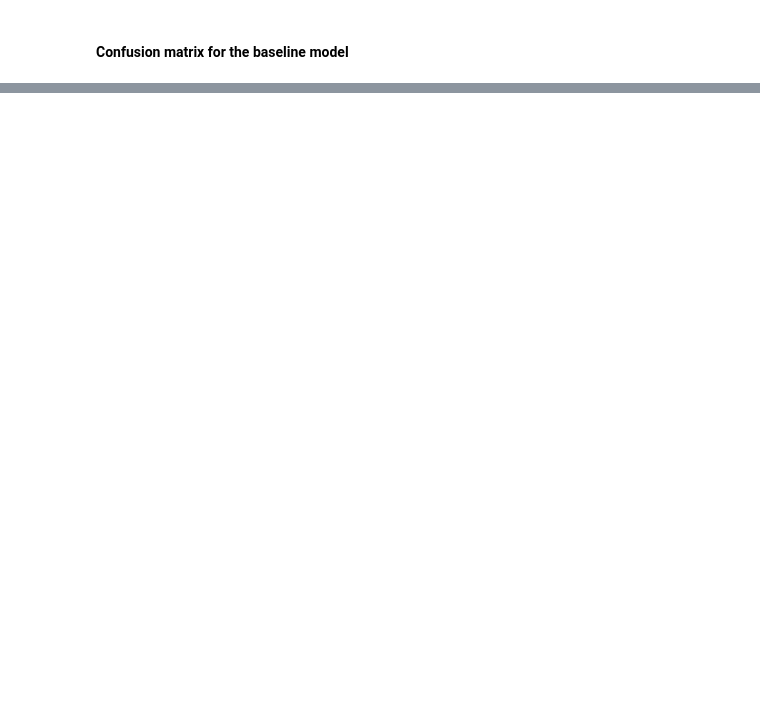
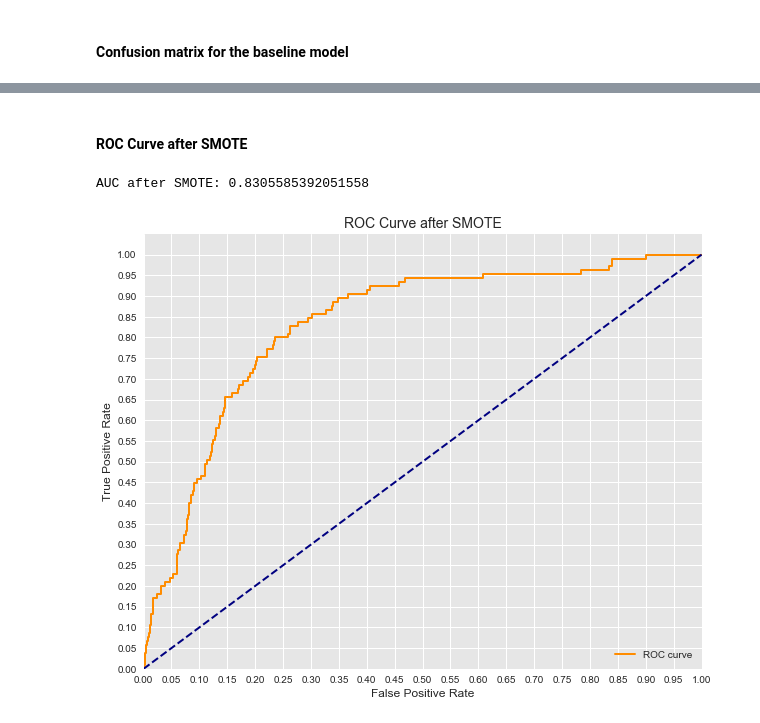
Before and after one commit to linhmai19/dsc-mod-3-project-v2-1-online-ds-sp-000, a Jupyter notebook: customer_churn_analysis.ipynb, the cells around one changed output, grey strips where cells are left out. Drawn from its saved outputs; the diff is of its cells as text; code cells hidden in the pictures; blank space fills up the shorter version.

```diff
--- a/customer_churn_analysis.ipynb
+++ b/customer_churn_analysis.ipynb
@@ -349,0 +483,29 @@ Confusion matrix, without normalization
+# %% [markdown]
+#### ROC Curve after SMOTE
+# %%
+# Calculate the probability scores for each point
+smote_y_score = smote_model_log.decision_function(X_test_scaled)
+# Calculate the fpr, tpr, and thresholds
+smote_fpr, smote_tpr, threshold = roc_curve(y_test, smote_y_score)
+
+# Plot the ROC curve
+sns.set_style('darkgrid', {'axes.facecolor': '0.9'})
+plt.figure(figsize=(10, 8))
+lw = 2
+plt.plot(smote_fpr, smote_tpr, color='darkorange',
+         lw=lw, label='ROC curve')
+plt.plot([0, 1], [0, 1], color='navy', lw=lw, linestyle='--')
+plt.xlim([0.0, 1.0])
+plt.ylim([0.0, 1.05])
+plt.yticks([i/20.0 for i in range(21)])
+plt.xticks([i/20.0 for i in range(21)])
+plt.xlabel('False Positive Rate', fontsize=12)
+plt.ylabel('True Positive Rate', fontsize=12)
+plt.title('ROC Curve after SMOTE', fontsize=14)
+plt.legend(loc='lower right')
+print('AUC after SMOTE: {}'.format(auc(smote_fpr, smote_tpr)))
+print('')
+plt.show()
+# %% [output]
+AUC after SMOTE: 0.8305585392051558
+[figure, added]
```
Also changed, not shown: parts of 21 cells of this notebook.
